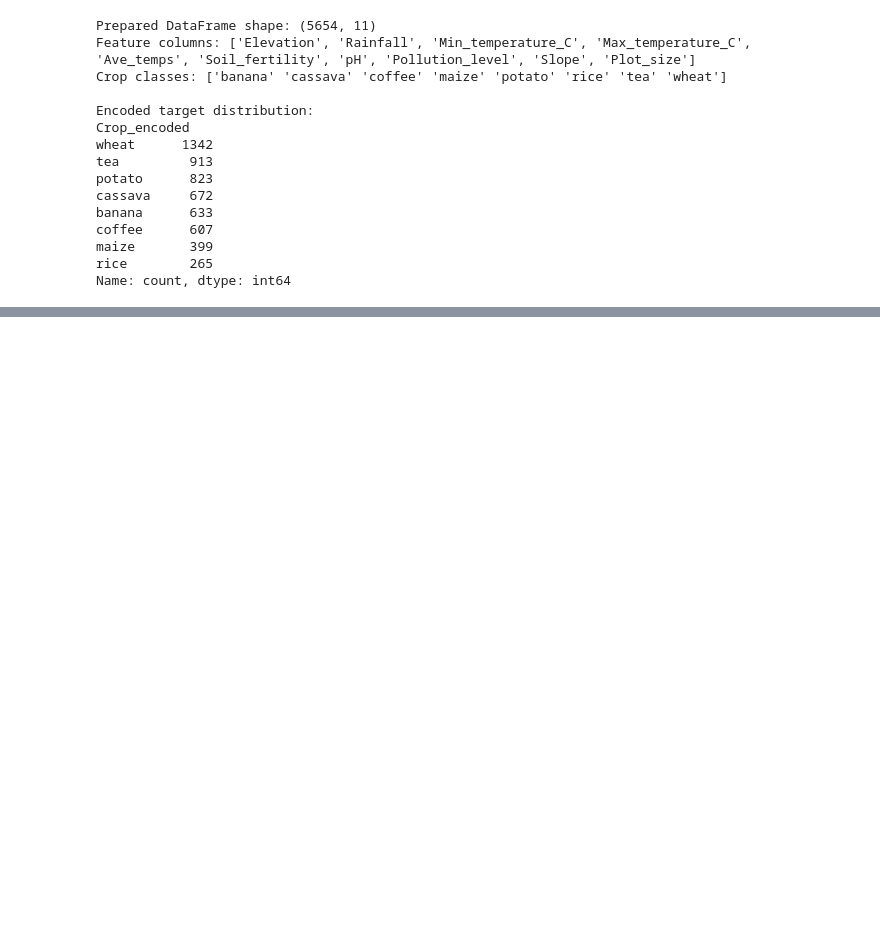
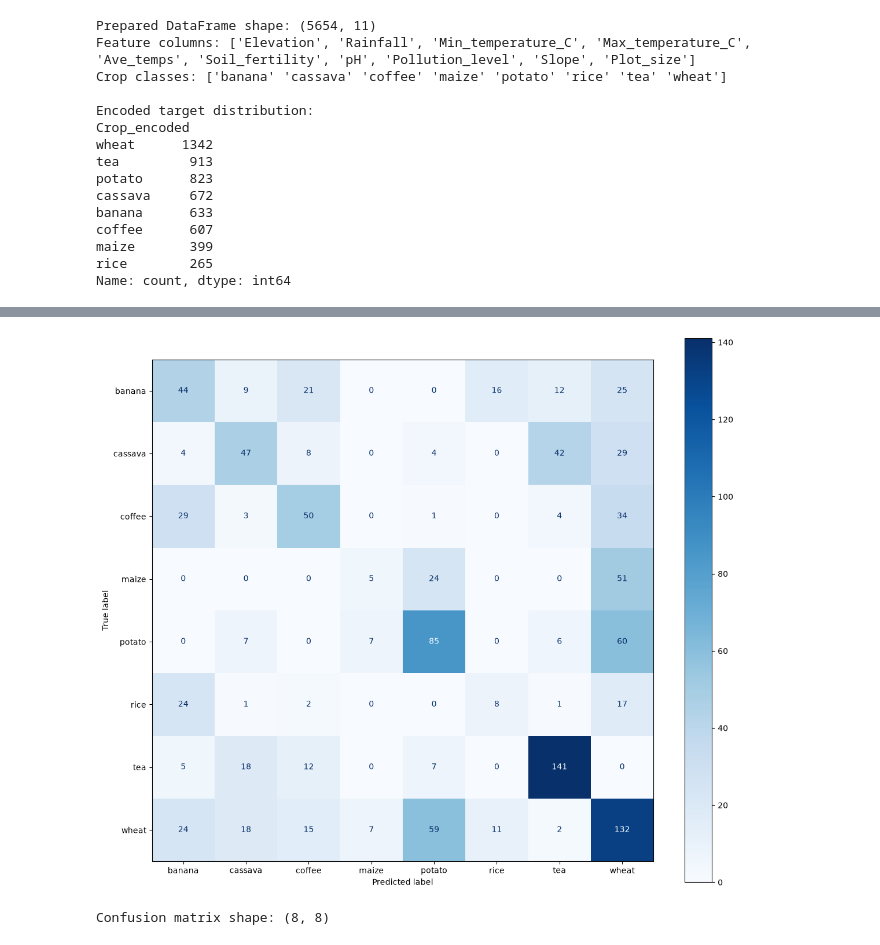
Before and after one commit to olubunmi-thomas/alx_data_science, a Jupyter notebook: DS-5 Supervised Learning II – Classification & Model Selection/module_3/module_3_project.ipynb, the cells around one changed output, grey strips where cells are left out. Cells and saved outputs as stored; diff of their text form; code cells hidden in the pictures; blank space fills up the shorter version.

```diff
--- a/DS-5 Supervised Learning II – Classification & Model Selection/module_3/module_3_project.ipynb
+++ b/DS-5 Supervised Learning II – Classification & Model Selection/module_3/module_3_project.ipynb
@@ -176,0 +302,47 @@ Create a function `train_crop_classifier` that:
+# %%
+def plot_confusion_matrix(
+    model,
+    X_test,
+    y_test,
+    class_names
+):
+    # Generate predictions
+    y_pred = model.predict(X_test)
+
+    # Calculate confusion matrix
+    cm = confusion_matrix(
+        y_test,
+        y_pred
+    )
+
+    # Create figure
+    plt.figure(figsize=(12, 10))
+
+    # Plot confusion matrix
+    disp = ConfusionMatrixDisplay(
+        confusion_matrix=cm,
+        display_labels=class_names
+    )
+
+    disp.plot(
+        cmap="Blues",
+        values_format="d",
+        ax=plt.gca()
+    )
+
+    plt.tight_layout()
+    plt.show()
+
+    return cm
+# %%
+cm = plot_confusion_matrix(
+    logistic_model,
+    X_test,
+    y_test,
+    le.classes_
+)
+
+print("Confusion matrix shape:", cm.shape)
+# %% [output]
+[figure, added]
+Confusion matrix shape: (8, 8)
```
Also changed, not shown: parts of 22 cells of this notebook, 13 other files.
